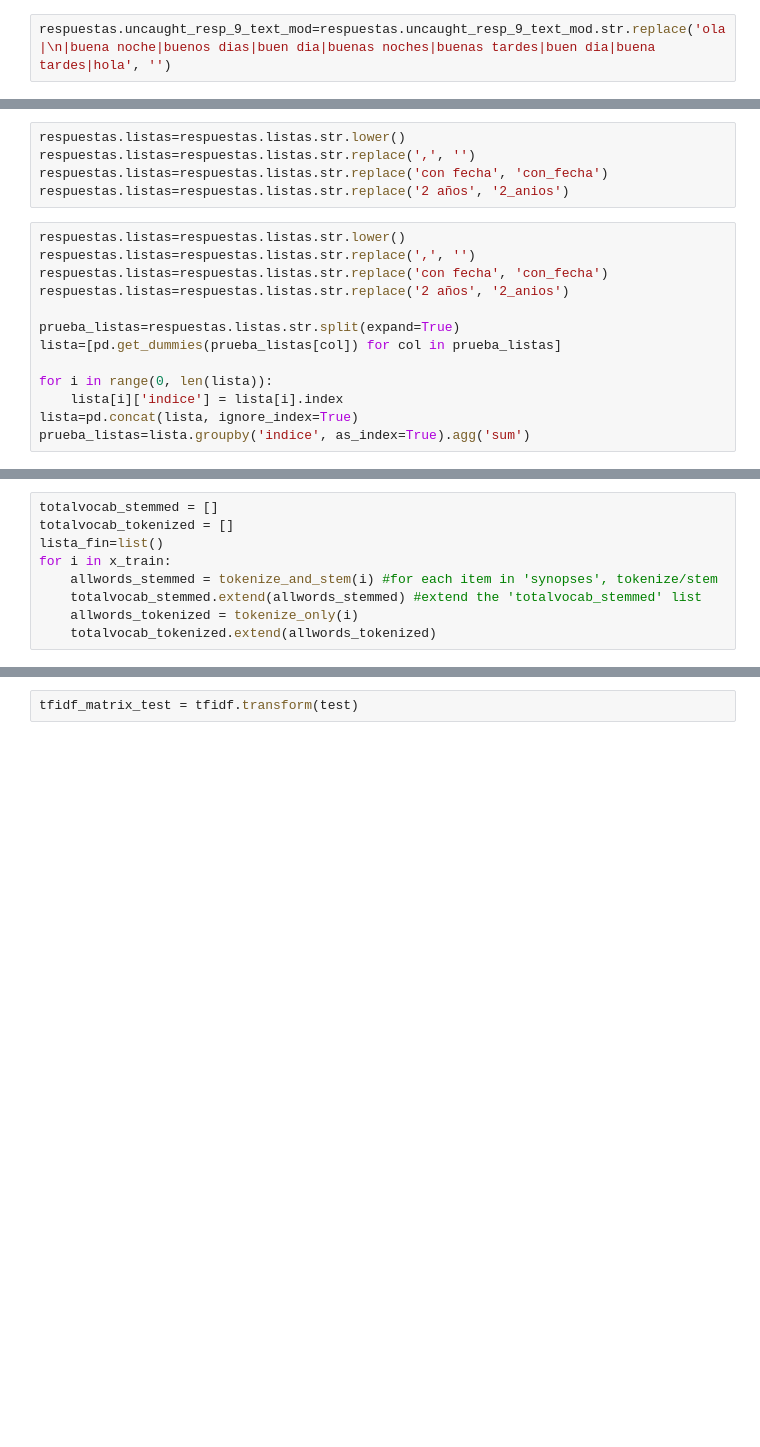
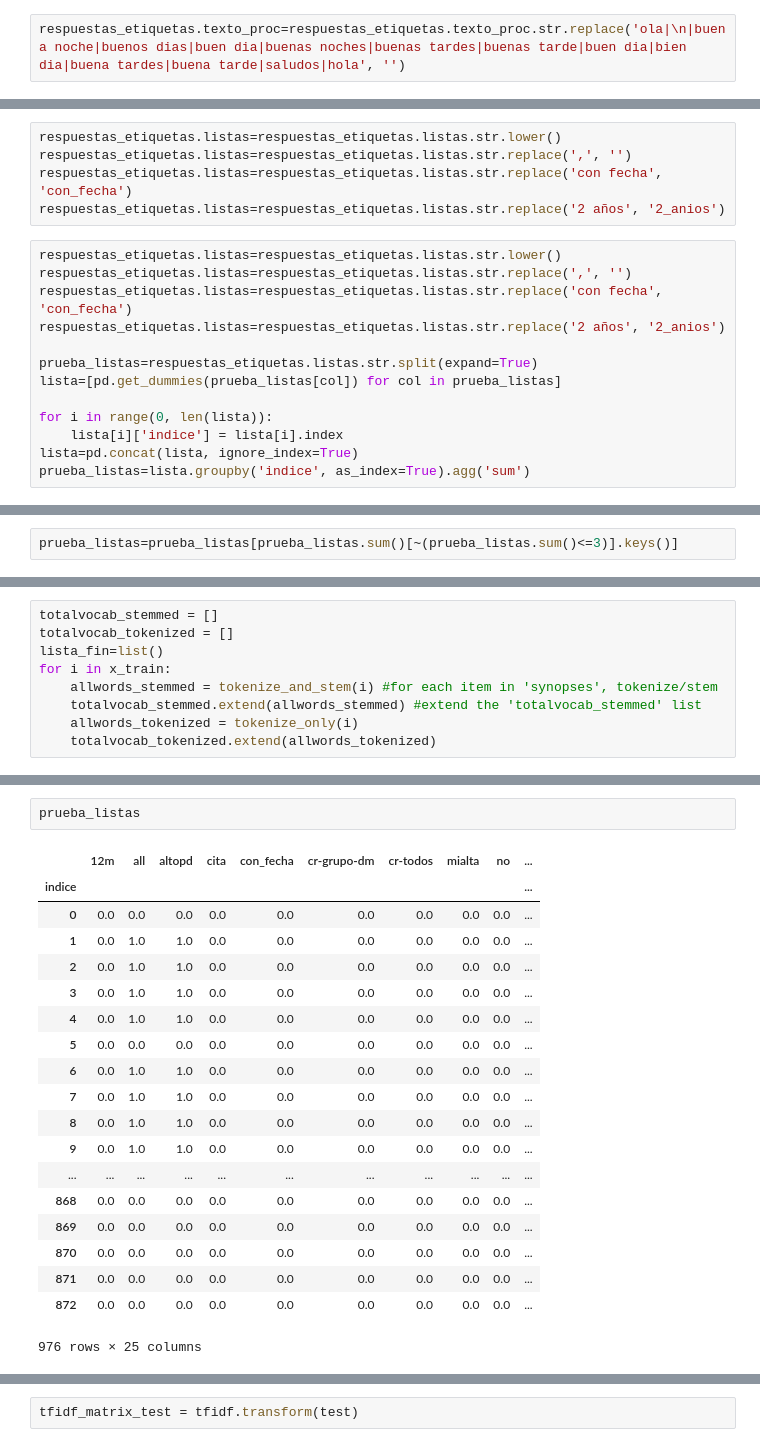
Before and after one commit to opintel/mi-salud, a Jupyter notebook: pipeline_modelo_2.ipynb, the cells around one changed output, grey strips where cells are left out. Cells and saved outputs as stored; diff of their text form; blank space fills up the shorter version.

```diff
--- a/pipeline_modelo_2.ipynb
+++ b/pipeline_modelo_2.ipynb
@@ -234,19 +153,19 @@ respuestas['uncaught_resp_9_text_mod']=sinacentos
 # %%
-respuestas.uncaught_resp_9_text_mod=respuestas.uncaught_resp_9_text_mod.str.replace('ola|\n|buena noche|buenos dias|buen dia|buenas noches|buenas tardes|buen dia|buena tardes|hola', '')
+respuestas_etiquetas.texto_proc=respuestas_etiquetas.texto_proc.str.replace('ola|\n|buena noche|buenos dias|buen dia|buenas noches|buenas tardes|buenas tarde|buen dia|bien dia|buena tardes|buena tarde|saludos|hola', '')
 # %% [markdown]
 ### Procesar dummy de  listas
 # %%
-respuestas.listas=respuestas.listas.str.lower()
-respuestas.listas=respuestas.listas.str.replace(',', '')
-respuestas.listas=respuestas.listas.str.replace('con fecha', 'con_fecha')
-respuestas.listas=respuestas.listas.str.replace('2 años', '2_anios')
+respuestas_etiquetas.listas=respuestas_etiquetas.listas.str.lower()
+respuestas_etiquetas.listas=respuestas_etiquetas.listas.str.replace(',', '')
+respuestas_etiquetas.listas=respuestas_etiquetas.listas.str.replace('con fecha', 'con_fecha')
+respuestas_etiquetas.listas=respuestas_etiquetas.listas.str.replace('2 años', '2_anios')
 # %%
-respuestas.listas=respuestas.listas.str.lower()
-respuestas.listas=respuestas.listas.str.replace(',', '')
-respuestas.listas=respuestas.listas.str.replace('con fecha', 'con_fecha')
-respuestas.listas=respuestas.listas.str.replace('2 años', '2_anios')
+respuestas_etiquetas.listas=respuestas_etiquetas.listas.str.lower()
+respuestas_etiquetas.listas=respuestas_etiquetas.listas.str.replace(',', '')
+respuestas_etiquetas.listas=respuestas_etiquetas.listas.str.replace('con fecha', 'con_fecha')
+respuestas_etiquetas.listas=respuestas_etiquetas.listas.str.replace('2 años', '2_anios')
 
-prueba_listas=respuestas.listas.str.split(expand=True)
+prueba_listas=respuestas_etiquetas.listas.str.split(expand=True)
 lista=[pd.get_dummies(prueba_listas[col]) for col in prueba_listas]
 
 for i in range(0, len(lista)):
@@ -256,3 +177,5 @@ prueba_listas=lista.groupby('indice', as_index=True).agg('sum')
+# %%
+prueba_listas=prueba_listas[prueba_listas.sum()[~(prueba_listas.sum()<=3)].keys()]
 # %% [markdown]
 ### TF-DF
 # %%
@@ -399,0 +464,22 @@ test=respuestas.uncaught_resp_9_text_mod
+# %%
+prueba_listas
+# %% [output]
+|  | 12m | all | altopd | cita | con_fecha | cr-grupo-dm | cr-todos | mialta | no | ... |
+| indice |  |  |  |  |  |  |  |  |  | ... |
+| 0 | 0.0 | 0.0 | 0.0 | 0.0 | 0.0 | 0.0 | 0.0 | 0.0 | 0.0 | ... |
+| 1 | 0.0 | 1.0 | 1.0 | 0.0 | 0.0 | 0.0 | 0.0 | 0.0 | 0.0 | ... |
+| 2 | 0.0 | 1.0 | 1.0 | 0.0 | 0.0 | 0.0 | 0.0 | 0.0 | 0.0 | ... |
+| 3 | 0.0 | 1.0 | 1.0 | 0.0 | 0.0 | 0.0 | 0.0 | 0.0 | 0.0 | ... |
+| 4 | 0.0 | 1.0 | 1.0 | 0.0 | 0.0 | 0.0 | 0.0 | 0.0 | 0.0 | ... |
+| 5 | 0.0 | 0.0 | 0.0 | 0.0 | 0.0 | 0.0 | 0.0 | 0.0 | 0.0 | ... |
+| 6 | 0.0 | 1.0 | 1.0 | 0.0 | 0.0 | 0.0 | 0.0 | 0.0 | 0.0 | ... |
+| 7 | 0.0 | 1.0 | 1.0 | 0.0 | 0.0 | 0.0 | 0.0 | 0.0 | 0.0 | ... |
+| 8 | 0.0 | 1.0 | 1.0 | 0.0 | 0.0 | 0.0 | 0.0 | 0.0 | 0.0 | ... |
+| 9 | 0.0 | 1.0 | 1.0 | 0.0 | 0.0 | 0.0 | 0.0 | 0.0 | 0.0 | ... |
+| ... | ... | ... | ... | ... | ... | ... | ... | ... | ... | ... |
+| 868 | 0.0 | 0.0 | 0.0 | 0.0 | 0.0 | 0.0 | 0.0 | 0.0 | 0.0 | ... |
+| 869 | 0.0 | 0.0 | 0.0 | 0.0 | 0.0 | 0.0 | 0.0 | 0.0 | 0.0 | ... |
+| 870 | 0.0 | 0.0 | 0.0 | 0.0 | 0.0 | 0.0 | 0.0 | 0.0 | 0.0 | ... |
+| 871 | 0.0 | 0.0 | 0.0 | 0.0 | 0.0 | 0.0 | 0.0 | 0.0 | 0.0 | ... |
+| 872 | 0.0 | 0.0 | 0.0 | 0.0 | 0.0 | 0.0 | 0.0 | 0.0 | 0.0 | ... |
+976 rows × 25 columns
```
Also changed, not shown: parts of 84 cells of this notebook, 2 other files.
